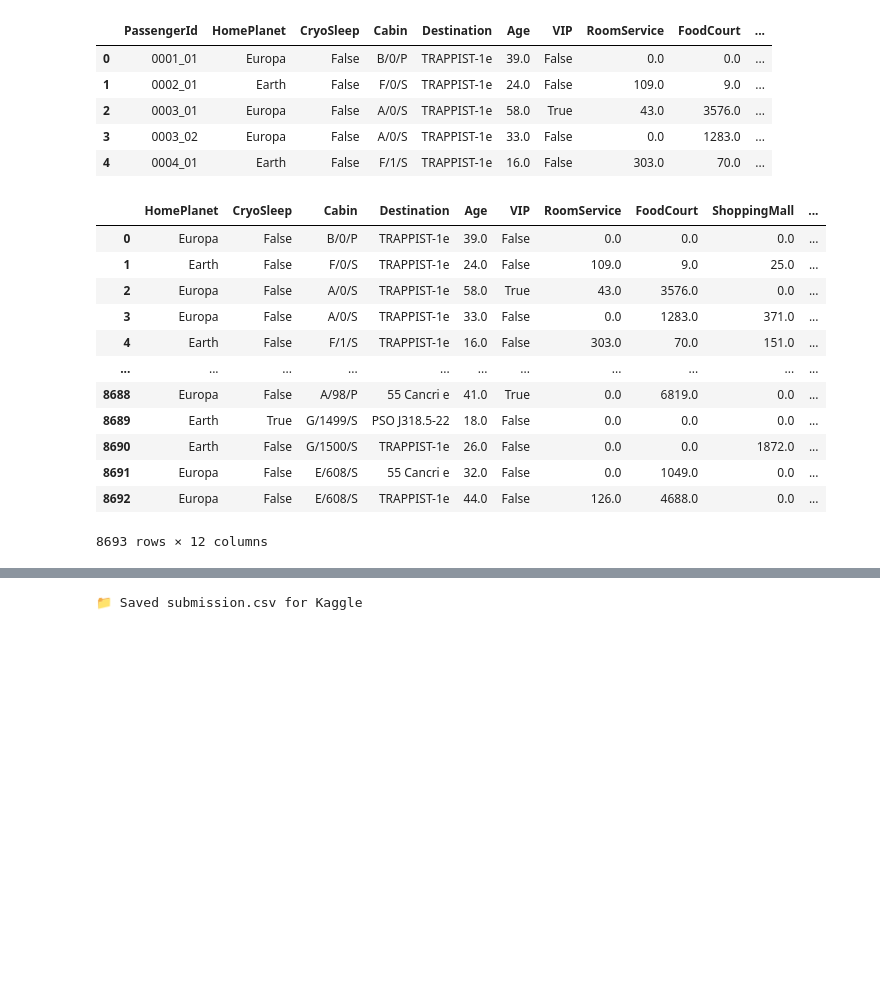
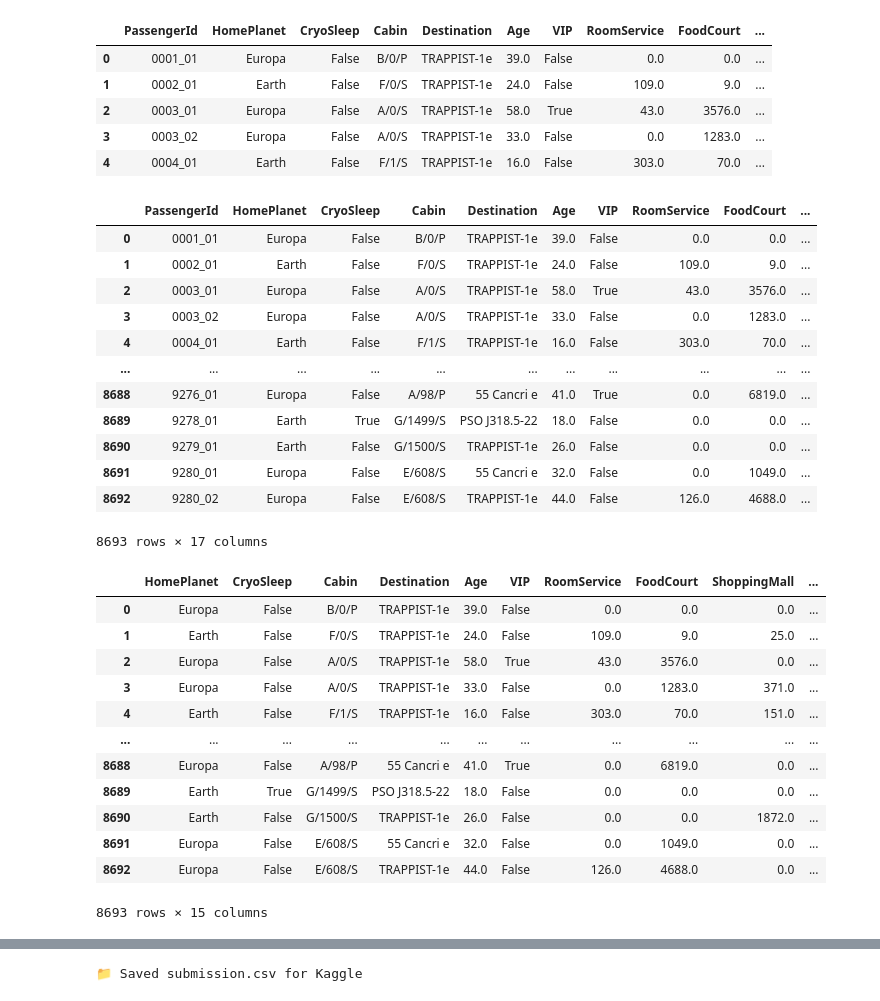
Before and after one commit to Satyam1Vishwakarma/Kaggle, a Jupyter notebook: space-titanic.ipynb, the cells around one changed output, grey strips where cells are left out. Saved outputs shown, nothing was run; the diff lists cells and outputs as text; code cells hidden in the pictures; blank space fills up the shorter version.

```diff
--- a/space-titanic.ipynb
+++ b/space-titanic.ipynb
@@ -43,6 +43,23 @@ df.head()
 | 2 | 0003_01 | Europa | False | A/0/S | TRAPPIST-1e | 58.0 | True | 43.0 | 3576.0 | ... |
 | 3 | 0003_02 | Europa | False | A/0/S | TRAPPIST-1e | 33.0 | False | 0.0 | 1283.0 | ... |
 | 4 | 0004_01 | Earth | False | F/1/S | TRAPPIST-1e | 16.0 | False | 303.0 | 70.0 | ... |
+# %%
+df[['CabinDeck', 'CabinNum', 'CabinSide']] = df['Cabin'].str.split('/', expand=True)
+df
+# %% [output]
+|  | PassengerId | HomePlanet | CryoSleep | Cabin | Destination | Age | VIP | RoomService | FoodCourt | ... |
+| 0 | 0001_01 | Europa | False | B/0/P | TRAPPIST-1e | 39.0 | False | 0.0 | 0.0 | ... |
+| 1 | 0002_01 | Earth | False | F/0/S | TRAPPIST-1e | 24.0 | False | 109.0 | 9.0 | ... |
+| 2 | 0003_01 | Europa | False | A/0/S | TRAPPIST-1e | 58.0 | True | 43.0 | 3576.0 | ... |
+| 3 | 0003_02 | Europa | False | A/0/S | TRAPPIST-1e | 33.0 | False | 0.0 | 1283.0 | ... |
+| 4 | 0004_01 | Earth | False | F/1/S | TRAPPIST-1e | 16.0 | False | 303.0 | 70.0 | ... |
+| ... | ... | ... | ... | ... | ... | ... | ... | ... | ... | ... |
+| 8688 | 9276_01 | Europa | False | A/98/P | 55 Cancri e | 41.0 | True | 0.0 | 6819.0 | ... |
+| 8689 | 9278_01 | Earth | True | G/1499/S | PSO J318.5-22 | 18.0 | False | 0.0 | 0.0 | ... |
+| 8690 | 9279_01 | Earth | False | G/1500/S | TRAPPIST-1e | 26.0 | False | 0.0 | 0.0 | ... |
+| 8691 | 9280_01 | Europa | False | E/608/S | 55 Cancri e | 32.0 | False | 0.0 | 1049.0 | ... |
+| 8692 | 9280_02 | Europa | False | E/608/S | TRAPPIST-1e | 44.0 | False | 126.0 | 4688.0 | ... |
+8693 rows × 17 columns
 # %%
 X= df.drop(columns=["PassengerId","Name"])
 y=df["Transported"]
@@ -64,7 +81,7 @@ X
 | 8690 | Earth | False | G/1500/S | TRAPPIST-1e | 26.0 | False | 0.0 | 0.0 | 1872.0 | ... |
 | 8691 | Europa | False | E/608/S | 55 Cancri e | 32.0 | False | 0.0 | 1049.0 | 0.0 | ... |
 | 8692 | Europa | False | E/608/S | TRAPPIST-1e | 44.0 | False | 126.0 | 4688.0 | 0.0 | ... |
-8693 rows × 12 columns
+8693 rows × 15 columns
 # %%
 cat_pipeline = Pipeline([
     ('imputer', SimpleImputer(strategy='most_frequent')),  # handle NaNs
```
Also changed, not shown: parts of 6 cells of this notebook.
